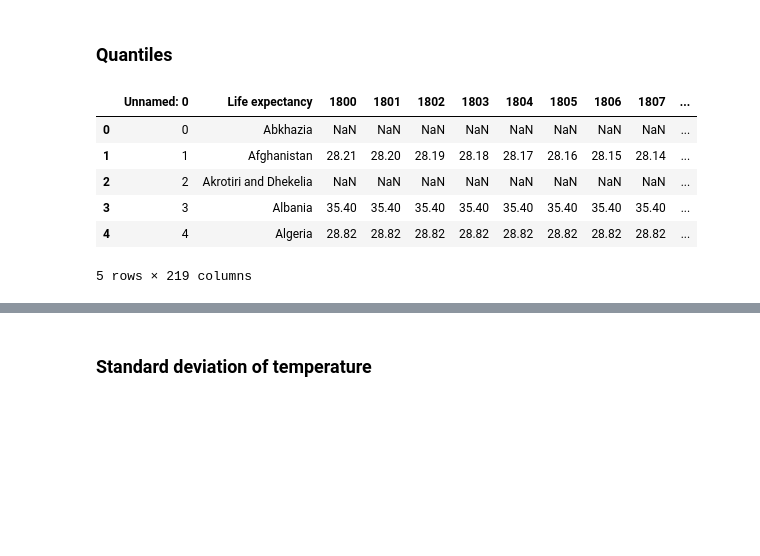
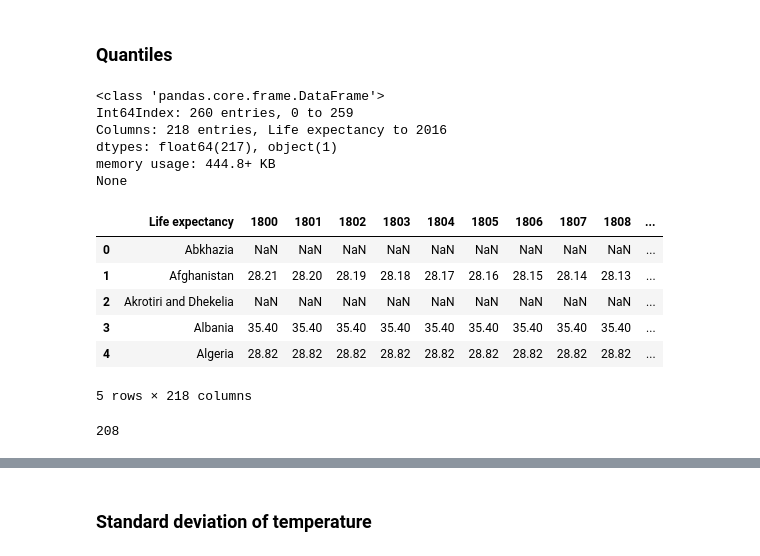
Before and after one commit to wsurles/datacamp_courses, a Jupyter notebook: python_courses/pandas_foundations/pandas_foundations.ipynb, the cells around one changed output, grey strips where cells are left out. Drawn from its saved outputs; the diff is of its cells as text; code cells hidden in the pictures; blank space fills up the shorter version.

```diff
--- a/python_courses/pandas_foundations/pandas_foundations.ipynb
+++ b/python_courses/pandas_foundations/pandas_foundations.ipynb
@@ -1392,13 +1401,25 @@ Name: fare, dtype: float64
 ### Quantiles
 # %%
 file = 'https://assets.datacamp.com/production/course_1639/datasets/life_expectancy_at_birth.csv'
-gapminder = pd.read_csv(file)
+gapminder = pd.read_csv(file, index_col = 0)
+print(gapminder.info())
 gapminder.head()
 # %% [output]
+<class 'pandas.core.frame.DataFrame'>
+Int64Index: 260 entries, 0 to 259
+Columns: 218 entries, Life expectancy to 2016
+dtypes: float64(217), object(1)
+memory usage: 444.8+ KB
+None
-|  | Unnamed: 0 | Life expectancy | 1800 | 1801 | 1802 | 1803 | 1804 | 1805 | 1806 | 1807 | ... |
-| 0 | 0 | Abkhazia | NaN | NaN | NaN | NaN | NaN | NaN | NaN | NaN | ... |
-| 1 | 1 | Afghanistan | 28.21 | 28.20 | 28.19 | 28.18 | 28.17 | 28.16 | 28.15 | 28.14 | ... |
-| 2 | 2 | Akrotiri and Dhekelia | NaN | NaN | NaN | NaN | NaN | NaN | NaN | NaN | ... |
-| 3 | 3 | Albania | 35.40 | 35.40 | 35.40 | 35.40 | 35.40 | 35.40 | 35.40 | 35.40 | ... |
-| 4 | 4 | Algeria | 28.82 | 28.82 | 28.82 | 28.82 | 28.82 | 28.82 | 28.82 | 28.82 | ... |
+|  | Life expectancy | 1800 | 1801 | 1802 | 1803 | 1804 | 1805 | 1806 | 1807 | 1808 | ... |
+| 0 | Abkhazia | NaN | NaN | NaN | NaN | NaN | NaN | NaN | NaN | NaN | ... |
+| 1 | Afghanistan | 28.21 | 28.20 | 28.19 | 28.18 | 28.17 | 28.16 | 28.15 | 28.14 | 28.13 | ... |
+| 2 | Akrotiri and Dhekelia | NaN | NaN | NaN | NaN | NaN | NaN | NaN | NaN | NaN | ... |
+| 3 | Albania | 35.40 | 35.40 | 35.40 | 35.40 | 35.40 | 35.40 | 35.40 | 35.40 | 35.40 | ... |
+| 4 | Algeria | 28.82 | 28.82 | 28.82 | 28.82 | 28.82 | 28.82 | 28.82 | 28.82 | 28.82 | ... |
-5 rows × 219 columns
+5 rows × 218 columns
+# %%
+# Print the number of countries reported in 2015
+print(gapminder['2015'].count())
+# %% [output]
+208
```
Also changed, not shown: parts of 139 cells of this notebook, 3 other files.
